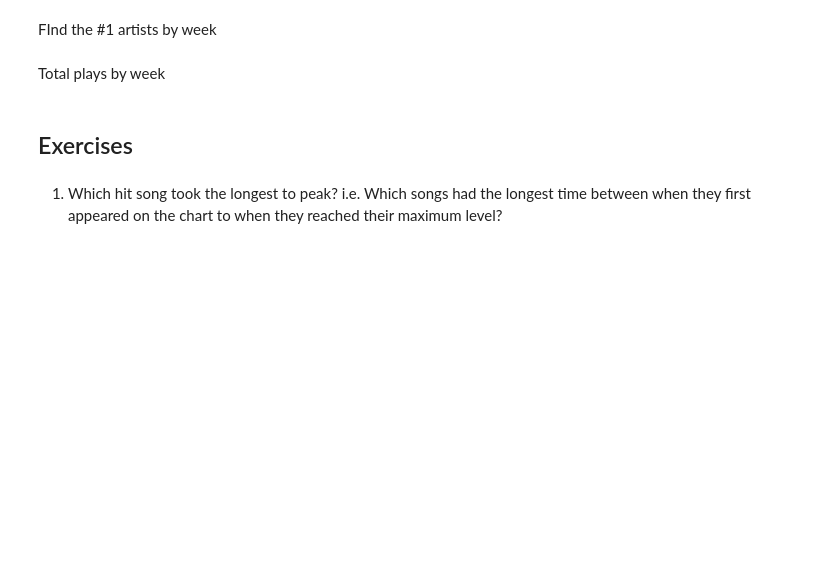
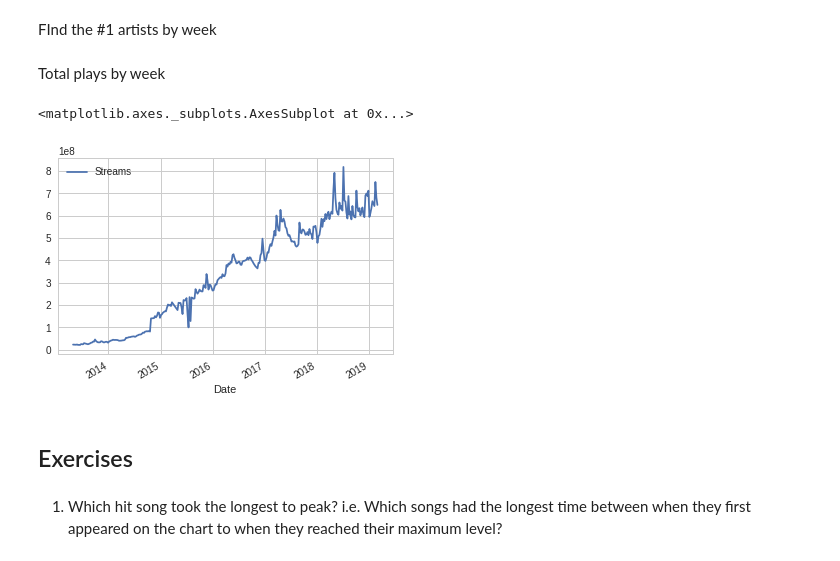
Before and after one commit to haroldfox/ts-stuy-2019, a Jupyter notebook: notebooks/02_simulating_and_visualizing_data.ipynb, the cells around one changed output. Cells and saved outputs as stored; diff of their text form; code cells hidden in the pictures; blank space fills up the shorter version.

```diff
--- a/notebooks/02_simulating_and_visualizing_data.ipynb
+++ b/notebooks/02_simulating_and_visualizing_data.ipynb
@@ -84,3 +289,8 @@ Pivot tables (show 3 songs)
 ## Demo
 
 Find all of the #1 songs by month for 2018 and plot their plays over time
+# %%
+song_date['Month'] = song_date['Date'].dt.to_period('M')
+song_month = song_date.groupby(['Month', 'Track', 'TrackUrl'], as_index=False)[['Streams']].sum()
+top_by_month = song_month.sort_values(['Month', 'Streams'], ascending=(True, False)).groupby('Month', as_index=False).head(1)
+top_by_month.tail(60)
@@ -88,6 +316,12 @@ Find all of the #1 songs by month for 2018 and plot their plays over time
 FInd the #1 artists by week
 # %% [markdown]
 Total plays by week
+# %%
+total_by_date = song_date.groupby('Date', as_index=False)[['Streams']].sum()
+total_by_date.set_index('Date').plot()
+# %% [output]
+<matplotlib.axes._subplots.AxesSubplot at 0x...>
+[figure, added]
 # %% [markdown]
 ## Exercises
 # %% [markdown]
```
Also changed, not shown: parts of 27 cells of this notebook.
